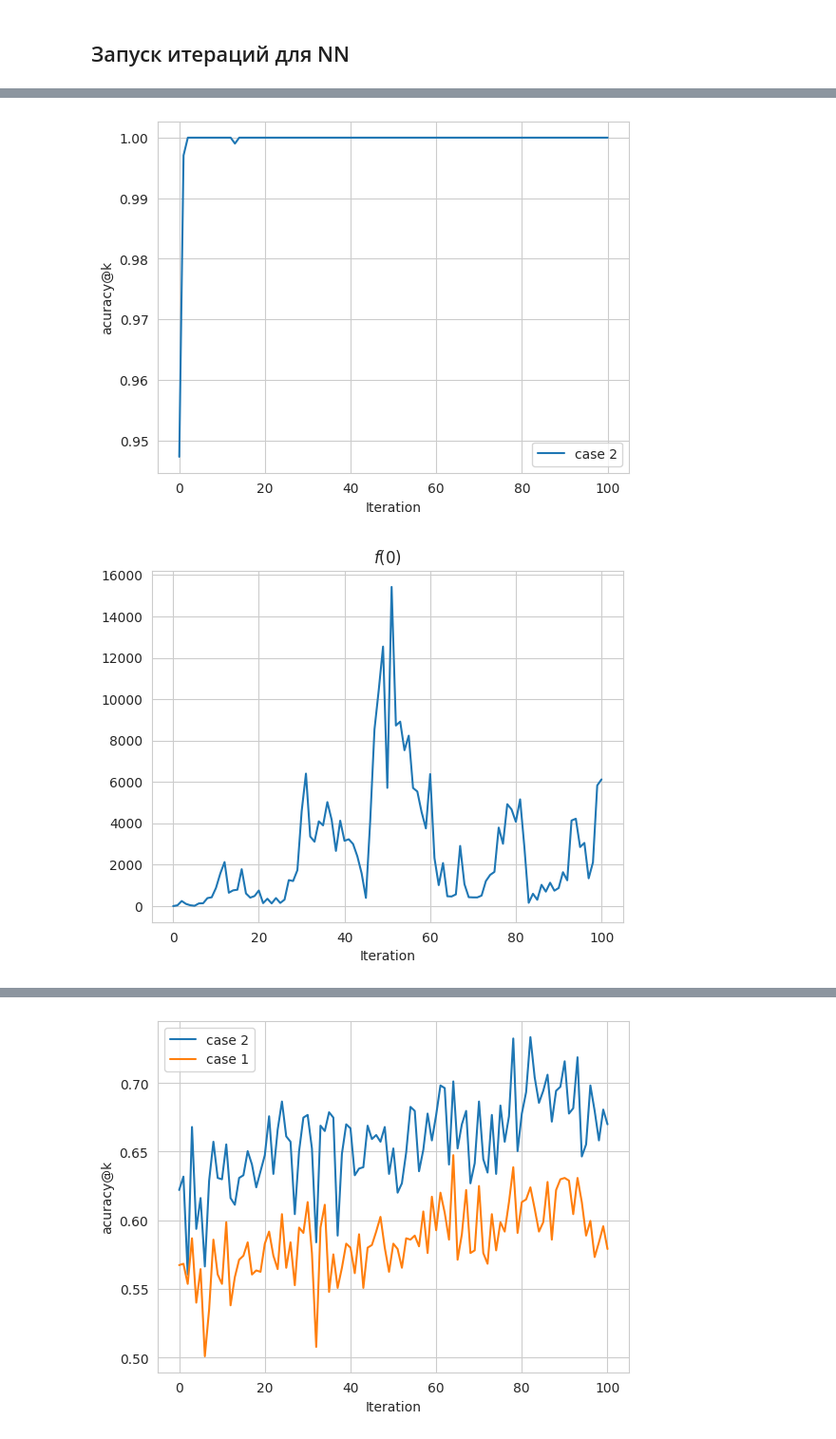
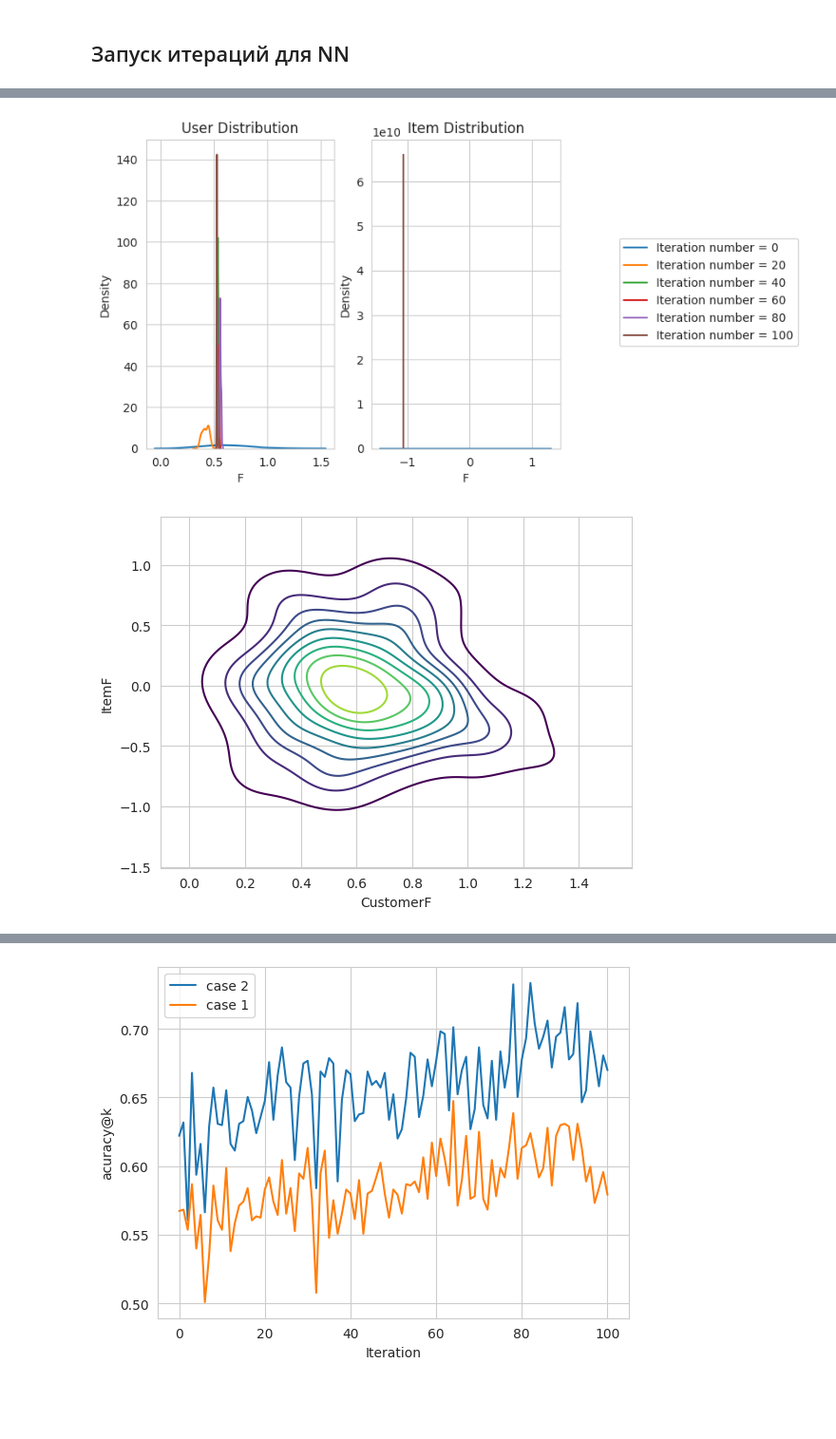
Before and after one commit to intsystems/2024-Project-144, a Jupyter notebook: code/main.ipynb, the cells around one changed output, grey strips where cells are left out. Shown at 95% size. Drawn from its saved outputs; the diff is of its cells as text; code cells hidden in the pictures; blank space fills up the shorter version.

```diff
--- a/code/main.ipynb
+++ b/code/main.ipynb
@@ -61,2 +53,30 @@ model.fit_epoch(train_data_loader)
+# %%
+def execute_experiment(model, c_w_distribution, num_of_iterations, freq = 1, u_pred_case=1, topn=4):
+    new_c_w_distr =  copy.deepcopy(c_w_distribution)
+    loss_history = []
+    accuracy = []
+    residual_history = []
+    L_val = []
+    c_size = 128
+    w_size = 128
+    fig, axs = plt.subplots(ncols=2)
+    for i in tqdm(range(num_of_iterations)):
+        z = lambda: epsilon.rvs() / (i + 1)
+        if i % freq == 0:
+            new_c_w_distr, accuracy_at4 ,loss, L_mean, residual = dynamic_system_iterate_u(model, usefulness, z, L, new_c_w_distr, u_pred_case=u_pred_case,
+                                                                     c_size=c_size,
+                                                                     w_size=w_size, topn=topn,
+                                                                     visualize_distributions=(i, axs))
+        else:
+            new_c_w_distr, accuracy_at4, loss, L_mean, residual = dynamic_system_iterate_u(model, usefulness, z, L, new_c_w_distr, u_pred_case=u_pred_case,
+                                                                     c_size=c_size,
+                                                                     w_size=w_size, topn=topn)
+        loss_history.append(loss)
+        accuracy.append(accuracy_at4)
+        residual_history.append(residual)
+        L_val.append(L_mean)
+    fig.legend(loc='center left', bbox_to_anchor=(1, 0.5))
+    fig.show()
+    return loss_history, accuracy, residual_history, L_val
 # %% [markdown]
 ## Запуск итераций для NN
@@ -162,19 +95,7 @@ loss_history = np.array(loss_history).T
-# %%
-
-plt.plot(np.arange(big_steps), loss_history, label="case 2")
-# plt.plot(np.arange(big_steps), loss_history[1], label="case 2")
-
-plt.xlabel("Iteration")
-plt.ylabel("acuracy@k")
-plt.legend()
-plt.show()
-# %% [output]
-[figure, removed]
-# %%
-plt.plot(np.arange(big_steps), residual_history)
-plt.xlabel("Iteration")
-plt.title(r"$f(0)$")
-# plt.title(r"$\frac{real \  feedback - predicted \ feedback} {num \ of \ predictions}$")
-plt.show()
-# %% [output]
-[figure, removed]
+# %%
+model= init_model()
+# %%
+loss_history_1, accuracy_1, residual_history_1, L_val_1 = execute_experiment(model, c_w_distribution, num_of_iterations, freq=20, u_pred_case=1)
+# %% [output]
+[figure, added]
+[figure, added]
```
Also changed, not shown: parts of 13 cells of this notebook, 4 other files.
